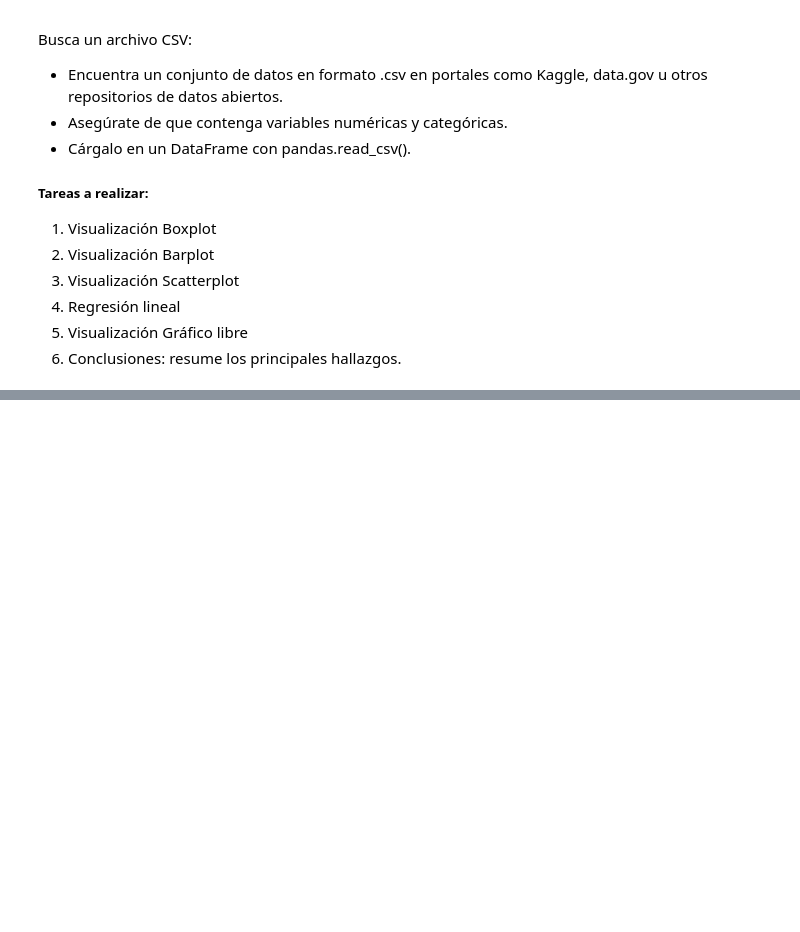
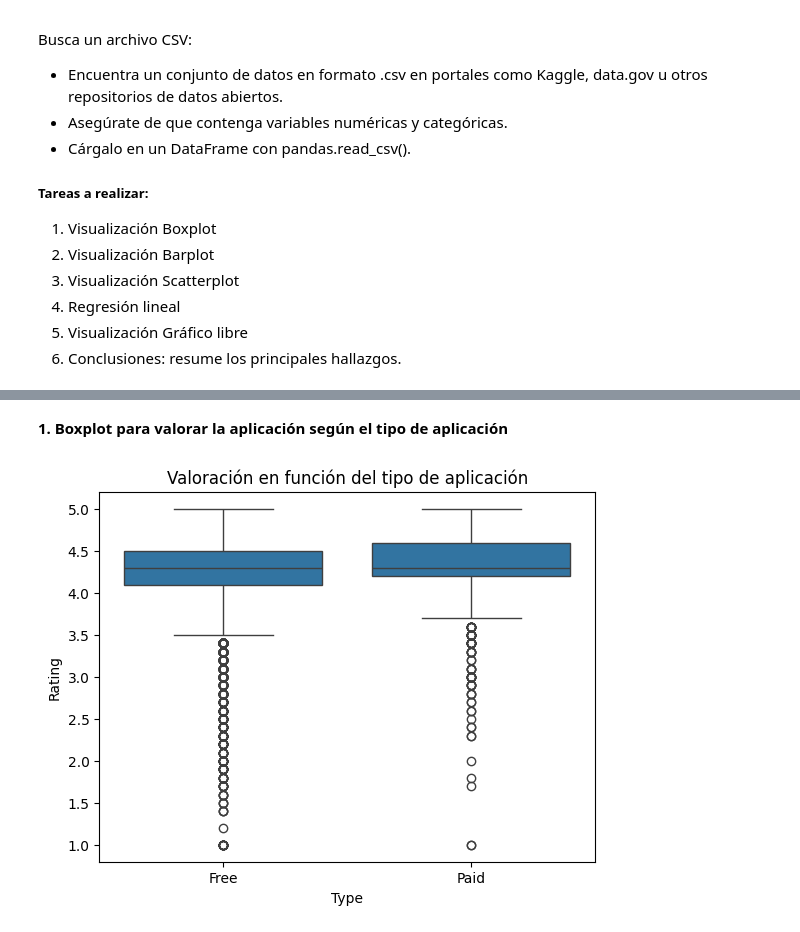
Before and after one commit to azaro-1982/Comparation, a Jupyter notebook: TyFdD_20261_PEC1_CAST_V2.ipynb, the cells around one changed output, grey strips where cells are left out. Drawn from its saved outputs; the diff is of its cells as text; code cells hidden in the pictures; blank space fills up the shorter version.

```diff
--- a/TyFdD_20261_PEC1_CAST_V2.ipynb
+++ b/TyFdD_20261_PEC1_CAST_V2.ipynb
@@ -633,3 +642,8 @@ Busca un archivo CSV:
 4. Regresión lineal
 5. Visualización Gráfico libre
 6. Conclusiones: resume los principales hallazgos.
+# %%
+import pandas as pd
+# df = pd.read_csv('/content/tennis_matches_2014_2025.csv')
+df = pd.read_csv('/content/googleplaystore.csv')
+df.head()
@@ -635,0 +679,12 @@ Busca un archivo CSV:
+# %%
+"""
+Cómo en las columnas Type, Current Ver y Android ver hay pocos datos
+los voy a borrar.
+También voy a sustituir los valores nan de la columna Rating por la mediana
+de los valores
+"""
+df = df.dropna(subset=['Type','Current Ver', 'Android Ver'])
+df['Rating'] = df['Rating'].fillna(df['Rating'].median())
+print(df.isnull().sum())
+print("Las valores de las 10 primeras filas son\n")
+df.head(5)
@@ -635,0 +714,11 @@ Busca un archivo CSV:
+# %% [markdown]
+**1. Boxplot para valorar la aplicación según el tipo de aplicación**
+# %%
+import seaborn as sns
+import matplotlib.pyplot as plt
+
+sns.boxplot(data=df, x='Type', y='Rating')
+plt.title('Valoración en función del tipo de aplicación')
+plt.show()
+# %% [output]
+[figure, added]
```
Also changed, not shown: parts of 11 cells of this notebook.
